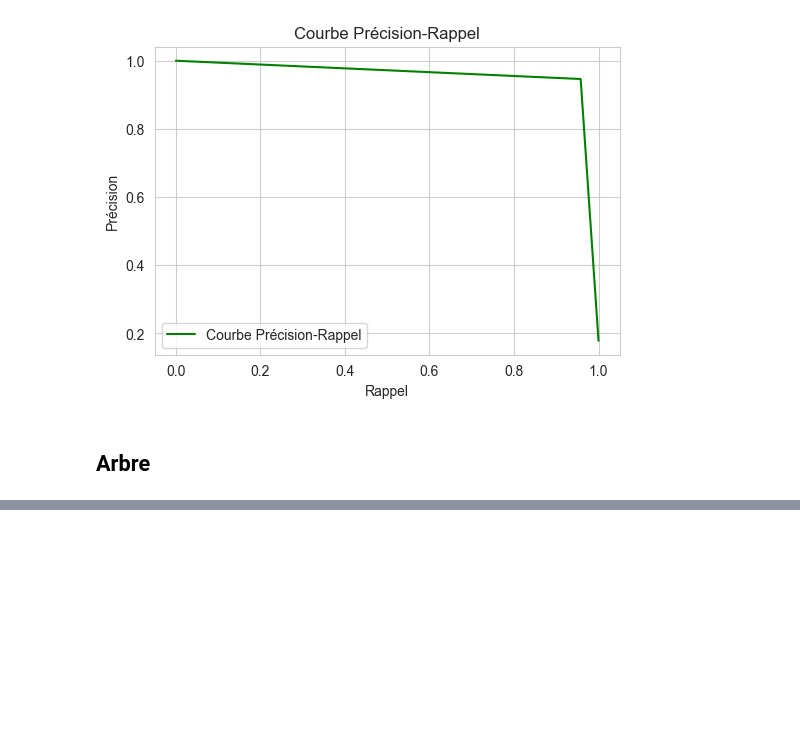
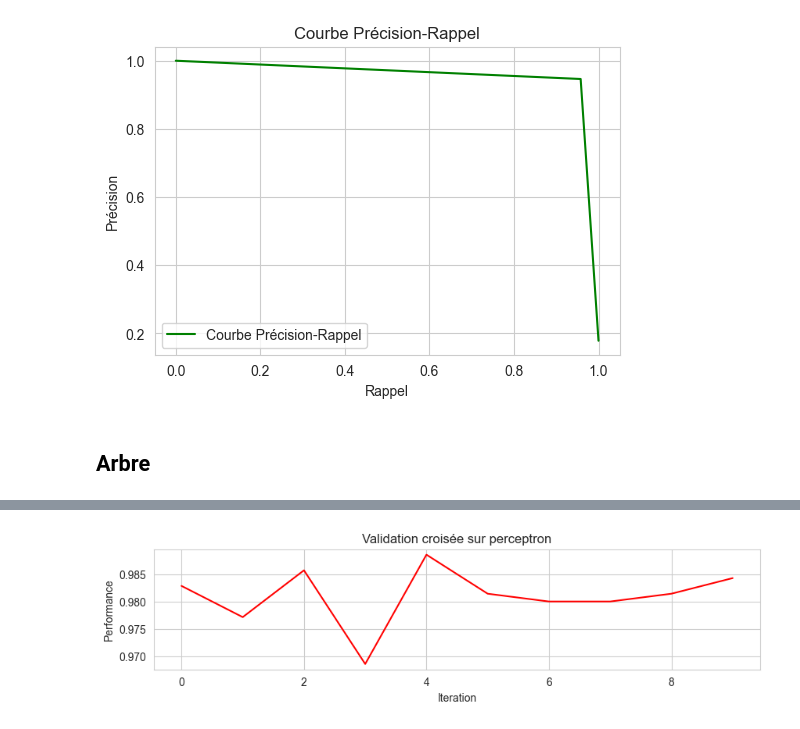
Before and after one commit to Cyren4/sda_mlops, a Jupyter notebook: src/models/MLFlow2.ipynb, the cells around one changed output, grey strips where cells are left out. Saved outputs shown, nothing was run; the diff lists cells and outputs as text; code cells hidden in the pictures; blank space fills up the shorter version.

Commit message:
finish mlflow

```diff
--- a/src/models/MLFlow2.ipynb
+++ b/src/models/MLFlow2.ipynb
@@ -326,0 +390,11 @@ ValueError: scoring must return a number, got None (<class 'NoneType'>) instead.
+# %%
+# ################### A COMPLETER
+arbre = classif.ClassifierArbreNumerique(dim, 0.0, X_noms)
+tic= time.time()
+(res_all, res_moy, res_sd) = ev.validation_croisee(arbre, (data_cv, label_cv), 10)
+toc= time.time()
+# ###################
+
+print("\nValidation croisée sur les iris avec comme seuil ",0.0)
+print("Perf obtenues : ",res_all)
+print(f'\nAccuracy moyenne: {res_moy:.3f}\técart type: {res_sd:.3f}')
@@ -326,0 +417,10 @@ ValueError: scoring must return a number, got None (<class 'NoneType'>) instead.
+# %%
+plt.figure(figsize=(10,2))
+plt.plot(res_all, c='r')
+plt.ylabel('Performance')
+plt.xlabel("Iteration")
+plt.title("Validation croisée sur perceptron")
+plt.savefig("cross_val_perceptron_tree.png")
+mlflow.log_artifact("cross_val_perceptron_tree.png")
+# %% [output]
+[figure, added]
```
Also changed, not shown: parts of 12 cells of this notebook, 36 other files.
